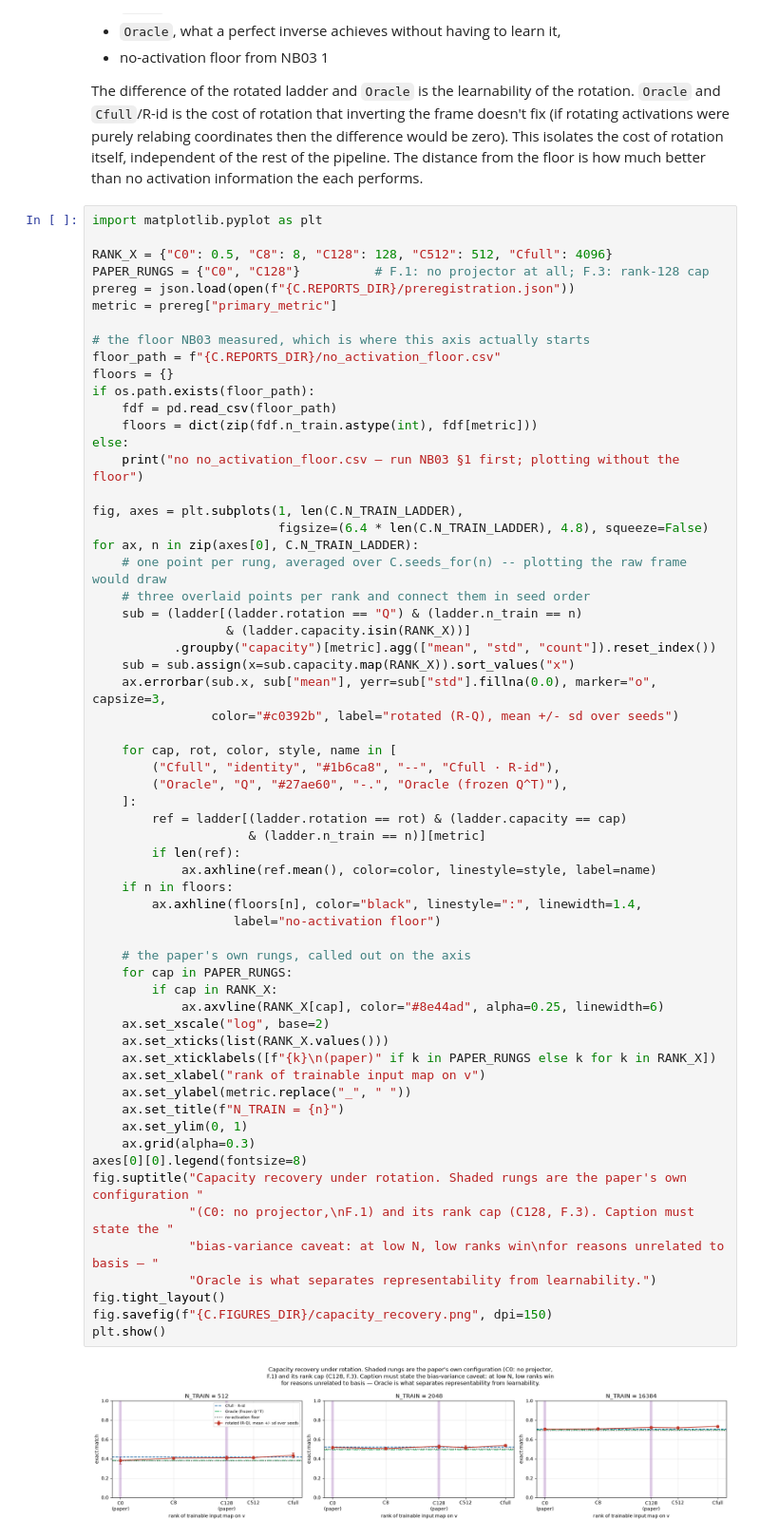
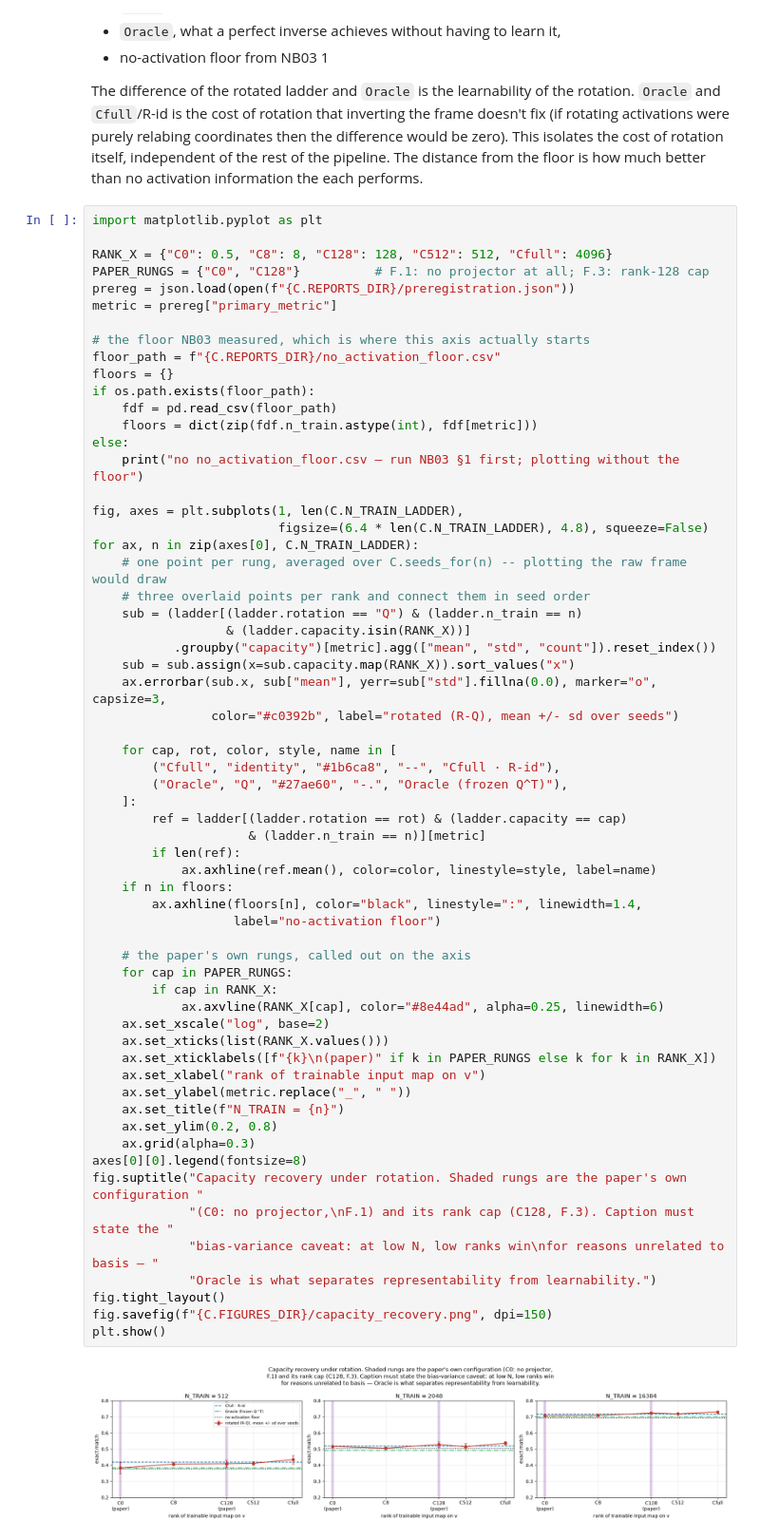
Before and after one commit to oakleafwarrior/self_explainer, a Jupyter notebook: notebooks/NB04_capacity_ladder.ipynb, the cells around one changed output. Shown at 95% size. Cells and saved outputs as stored; diff of their text form.

```diff
--- a/notebooks/NB04_capacity_ladder.ipynb
+++ b/notebooks/NB04_capacity_ladder.ipynb
@@ -513,35 +513,35 @@ for ax, n in zip(axes[0], C.N_TRAIN_LADDER):
         ("Oracle", "Q", "#27ae60", "-.", "Oracle (frozen Q^T)"),
     ]:
         ref = ladder[(ladder.rotation == rot) & (ladder.capacity == cap)
                      & (ladder.n_train == n)][metric]
         if len(ref):
             ax.axhline(ref.mean(), color=color, linestyle=style, label=name)
     if n in floors:
         ax.axhline(floors[n], color="black", linestyle=":", linewidth=1.4,
                    label="no-activation floor")
 
     # the paper's own rungs, called out on the axis
     for cap in PAPER_RUNGS:
         if cap in RANK_X:
             ax.axvline(RANK_X[cap], color="#8e44ad", alpha=0.25, linewidth=6)
     ax.set_xscale("log", base=2)
     ax.set_xticks(list(RANK_X.values()))
     ax.set_xticklabels([f"{k}\n(paper)" if k in PAPER_RUNGS else k for k in RANK_X])
     ax.set_xlabel("rank of trainable input map on v")
     ax.set_ylabel(metric.replace("_", " "))
     ax.set_title(f"N_TRAIN = {n}")
-    ax.set_ylim(0, 1)
+    ax.set_ylim(0.2, 0.8)
     ax.grid(alpha=0.3)
 axes[0][0].legend(fontsize=8)
 fig.suptitle("Capacity recovery under rotation. Shaded rungs are the paper's own configuration "
              "(C0: no projector,\nF.1) and its rank cap (C128, F.3). Caption must state the "
              "bias-variance caveat: at low N, low ranks win\nfor reasons unrelated to basis — "
              "Oracle is what separates representability from learnability.")
 fig.tight_layout()
 fig.savefig(f"{C.FIGURES_DIR}/capacity_recovery.png", dpi=150)
 plt.show()
 # %% [output]
-[figure, old version]
+[figure, new version]
 # %%
 frac = prereg["thresholds"]["recovery_fraction"]
 
```
Also changed, not shown: parts of 6 cells of this notebook, 2 other files.
